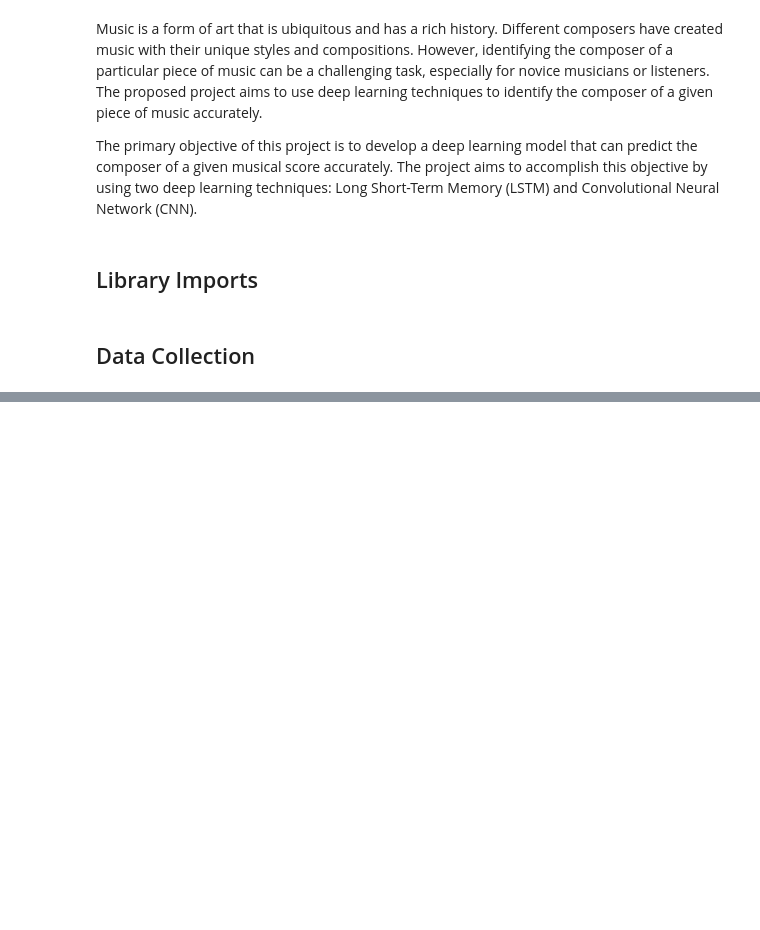
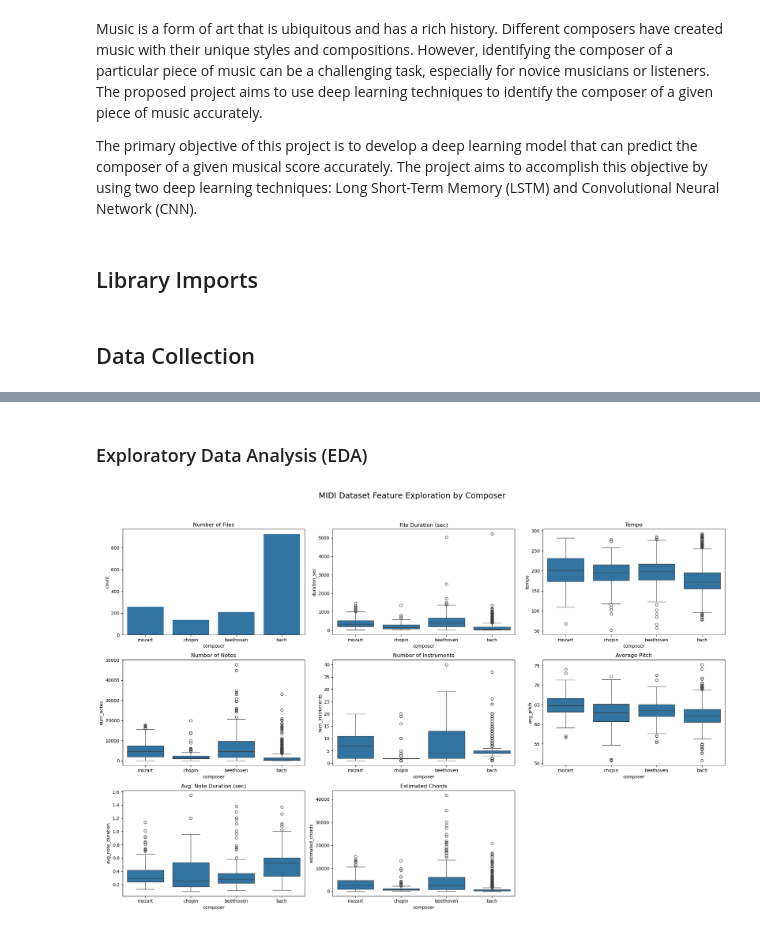
Before and after one commit to apadin-repo/AAI-511-04-Group-3, a Jupyter notebook: final_project_alex.ipynb, the cells around one changed output, grey strips where cells are left out. Drawn from its saved outputs; the diff is of its cells as text; code cells hidden in the pictures; blank space fills up the shorter version.

Commit message:
Adds Data loading, feature extraction, EDA, CNN model build and train

```diff
--- a/final_project_alex.ipynb
+++ b/final_project_alex.ipynb
@@ -91,12 +32,0 @@ test_data
-# %%
-dev_files = glob.glob('./Composer_Dataset/NN_midi_files_extended/dev/*/*.mid')
-dev_data = []
-
-for path in dev_files:
-    try:
-        midi = pretty_midi.PrettyMIDI(path)
-        composer = os.path.basename(os.path.dirname(path))
-        dev_data.append((composer, midi))
-    except Exception as e:
-        print(f"Skipping {path}: {e}")
-        continue
@@ -140,0 +128,44 @@ Optimize the deep learning model by fine-tuning hyperparameters.
+# %% [markdown]
+### Exploratory Data Analysis (EDA)
+# %%
+fig, axes = plt.subplots(3, 3, figsize=(20, 14))  # set a 3x3 grid
+fig.suptitle('MIDI Dataset Feature Exploration by Composer', fontsize=18)
+
+# files per composer
+sns.countplot(data=df, x='composer', ax=axes[0, 0])
+axes[0, 0].set_title('Number of Files')
+
+# duration
+sns.boxplot(data=df, x='composer', y='duration_sec', ax=axes[0, 1])
+axes[0, 1].set_title('File Duration (sec)')
+
+# tempo
+sns.boxplot(data=df, x='composer', y='tempo', ax=axes[0, 2])
+axes[0, 2].set_title('Tempo')
+
+# number of notes
+sns.boxplot(data=df, x='composer', y='num_notes', ax=axes[1, 0])
+axes[1, 0].set_title('Number of Notes')
+
+# number of instruments
+sns.boxplot(data=df, x='composer', y='num_instruments', ax=axes[1, 1])
+axes[1, 1].set_title('Number of Instruments')
+
+# average pitch
+sns.boxplot(data=df, x='composer', y='avg_pitch', ax=axes[1, 2])
+axes[1, 2].set_title('Average Pitch')
+
+# average note duration
+sns.boxplot(data=df, x='composer', y='avg_note_duration', ax=axes[2, 0])
+axes[2, 0].set_title('Avg. Note Duration (sec)')
+
+# estimated chords
+sns.boxplot(data=df, x='composer', y='estimated_chords', ax=axes[2, 1])
+axes[2, 1].set_title('Estimated Chords')
+
+axes[2, 2].axis('off') # remove the last empty cell
+
+plt.tight_layout(rect=[0, 0.03, 1, 0.95])
+plt.show()
+# %% [output]
+[figure, added]
```
Also changed, not shown: parts of 40 cells of this notebook, 1 other file.
